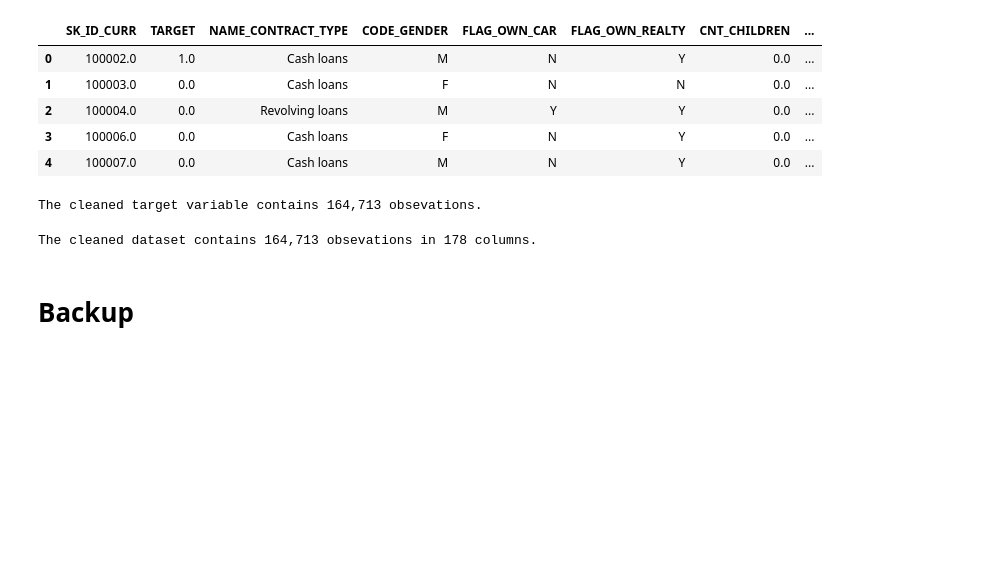
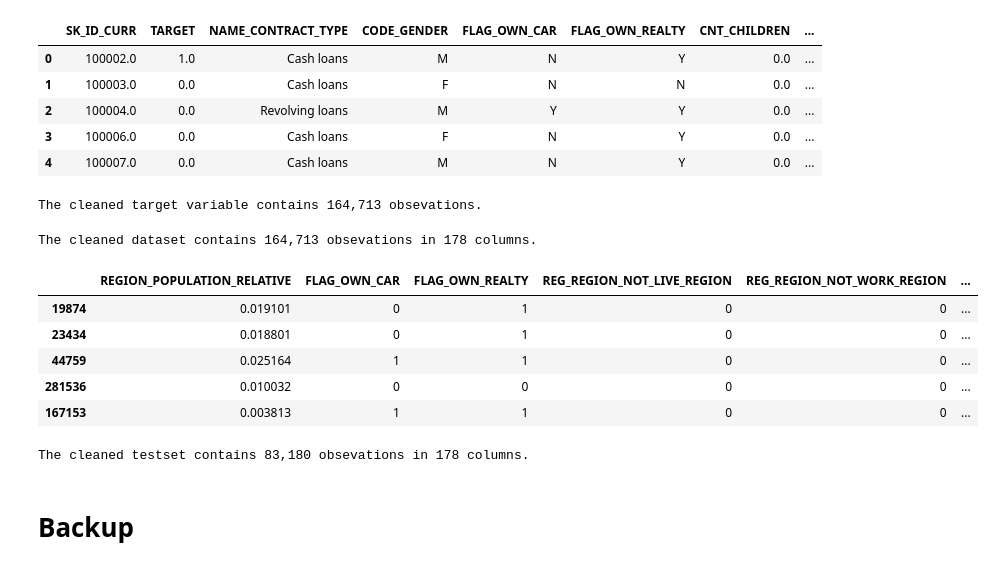
Before and after one commit to chandrakanthHA/Home_Credit, a Jupyter notebook: EDA.ipynb, the cells around one changed output. Cells and saved outputs as stored; diff of their text form; code cells hidden in the pictures; blank space fills up the shorter version.

```diff
--- a/EDA.ipynb
+++ b/EDA.ipynb
@@ -308,8 +308,8 @@ X = df
 
 X_train, X_test, y_train, y_test = train_test_split(X, y, test_size=0.33, stratify = y, random_state = RSEED)
 # %%
+std_scaler = StandardScaler()
 mm_scaler = MinMaxScaler()
-std_scaler = StandardScaler()
 
 def clean_data(X, y, test=True):
     global mm_scaler, std_scaler
@@ -395,25 +395,29 @@ def clean_data(X, y, test=True):
                  "AMT_REQ_CREDIT_BUREAU_QRT", "AMT_REQ_CREDIT_BUREAU_YEAR"]
     X[enquiries] = df[enquiries].fillna(value=df[enquiries].median())
 
+    # Making time span variables positive
+    timespanes = ["DAYS_BIRTH", "DAYS_EMPLOYED",
+                 "DAYS_REGISTRATION", "DAYS_ID_PUBLISH"]
+    X[timespanes] = df[timespanes] * -1
+
     # Use Scaler
     std_scaled = ["AMT_INCOME_TOTAL", "AMT_CREDIT", "AMT_ANNUITY",
                   "AMT_GOODS_PRICE", "REGION_RATING_CLIENT_W_CITY"]
-    mm_scaled = ["DAYS_BIRTH", "DAYS_EMPLOYED",
-                 "DAYS_REGISTRATION", "DAYS_ID_PUBLISH"]
+    X["CNT_CHILDREN"] = df["CNT_CHILDREN"]
+    mm_scaled = ["CNT_CHILDREN", "DAYS_BIRTH", "DAYS_EMPLOYED", "DAYS_REGISTRATION",
+                 "DAYS_ID_PUBLISH", "OBS_30_CNT_SOCIAL_CIRCLE", "DEF_30_CNT_SOCIAL_CIRCLE",
+                 "OBS_60_CNT_SOCIAL_CIRCLE", "DEF_60_CNT_SOCIAL_CIRCLE", "AMT_REQ_CREDIT_BUREAU_HOUR",
+                 "AMT_REQ_CREDIT_BUREAU_DAY", "AMT_REQ_CREDIT_BUREAU_WEEK", "AMT_REQ_CREDIT_BUREAU_MON",
+                 "AMT_REQ_CREDIT_BUREAU_QRT", "AMT_REQ_CREDIT_BUREAU_YEAR"]
+
     if test:
-        X[["CNT_CHILDREN"]] = mm_scaler.transform(df[["CNT_CHILDREN"]])
         X[std_scaled] = std_scaler.transform(df[std_scaled])
-        X[mm_scaled] = mm_scaler.transform(df[mm_scaled] * -1)
-        X[social_circle] = mm_scaler.transform(X[social_circle])
-        X[enquiries] = mm_scaler.transform(X[enquiries])
+        X[mm_scaled] = mm_scaler.transform(X[mm_scaled])
     else:
-        X[["CNT_CHILDREN"]] = mm_scaler.fit_transform(df[["CNT_CHILDREN"]])
         X[std_scaled] = std_scaler.fit_transform(df[std_scaled])
-        X[mm_scaled] = mm_scaler.fit_transform(df[mm_scaled] * -1)
-        X[social_circle] = mm_scaler.fit_transform(X[social_circle])
-        X[enquiries] = mm_scaler.fit_transform(X[enquiries])
+        X[mm_scaled] = mm_scaler.fit_transform(X[mm_scaled])
 
     return X, y
 # %%
-X, y = clean_data(X_train, y_train, test=False)
+X_train_cleaned, y_train_cleaned = clean_data(X_train, y_train, test=False)
 # %%
@@ -425,2 +429,11 @@ print(f"The cleaned dataset contains {X.shape[0]:,} obsevations in {X.shape[1]:,
 # %% [output]
 The cleaned dataset contains 164,713 obsevations in 178 columns.
+# %%
+X_train_cleaned.head()
+# %% [output]
+|  | REGION_POPULATION_RELATIVE | FLAG_OWN_CAR | FLAG_OWN_REALTY | REG_REGION_NOT_LIVE_REGION | REG_REGION_NOT_WORK_REGION | ... |
+| 19874 | 0.019101 | 0 | 1 | 0 | 0 | ... |
+| 23434 | 0.018801 | 0 | 1 | 0 | 0 | ... |
+| 44759 | 0.025164 | 1 | 1 | 0 | 0 | ... |
+| 281536 | 0.010032 | 0 | 0 | 0 | 0 | ... |
+| 167153 | 0.003813 | 1 | 1 | 0 | 0 | ... |
@@ -427,3 +442,7 @@ The cleaned dataset contains 164,713 obsevations in 178 columns.
+# %%
+print(f"The cleaned testset contains {X_test_cleaned.shape[0]:,} obsevations in {X_test_cleaned.shape[1]:,} columns.")
+# %% [output]
+The cleaned testset contains 83,180 obsevations in 178 columns.
 # %% [markdown]
 # Backup
 # %%
```
Also changed, not shown: parts of 12 cells of this notebook, 3 other files.
